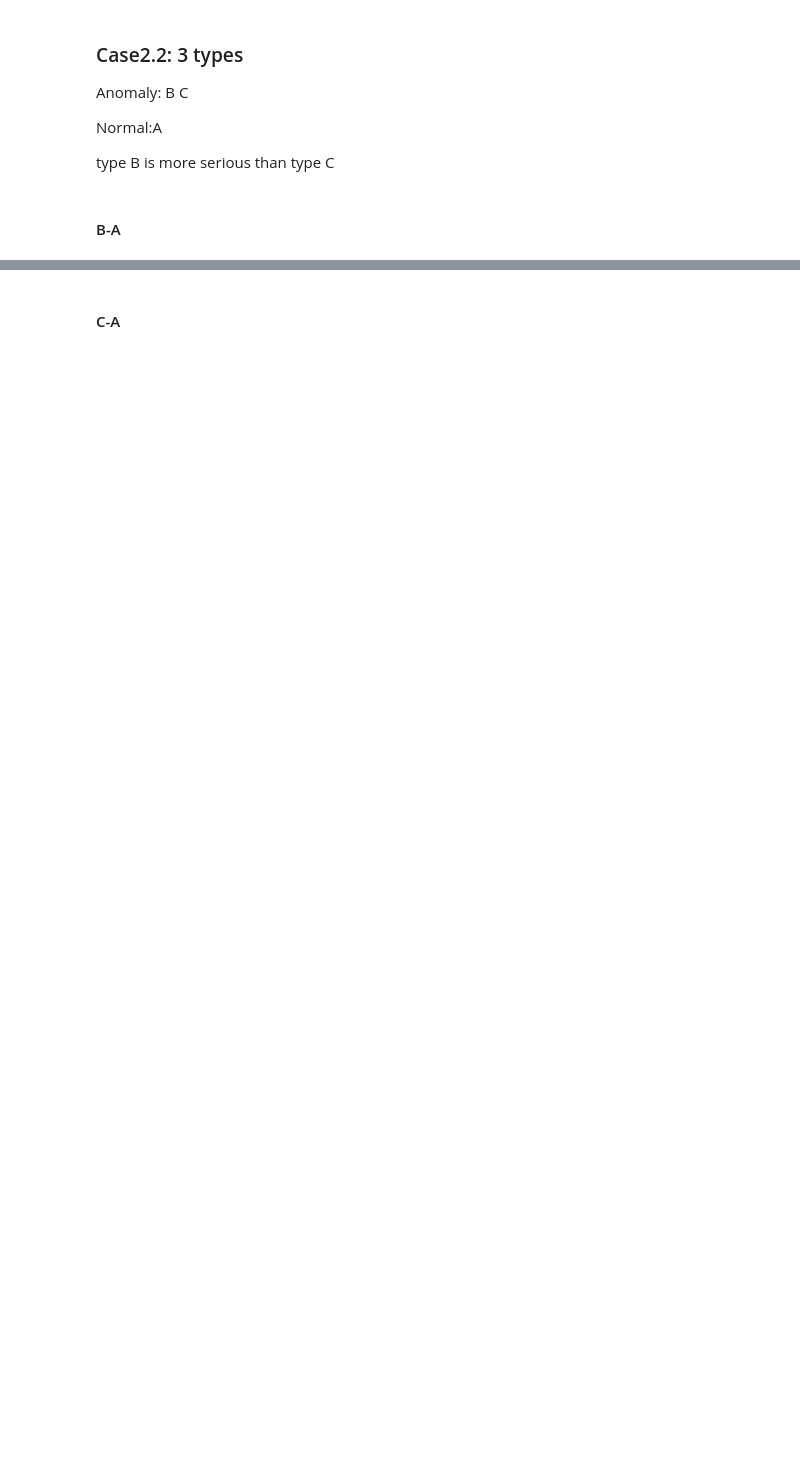
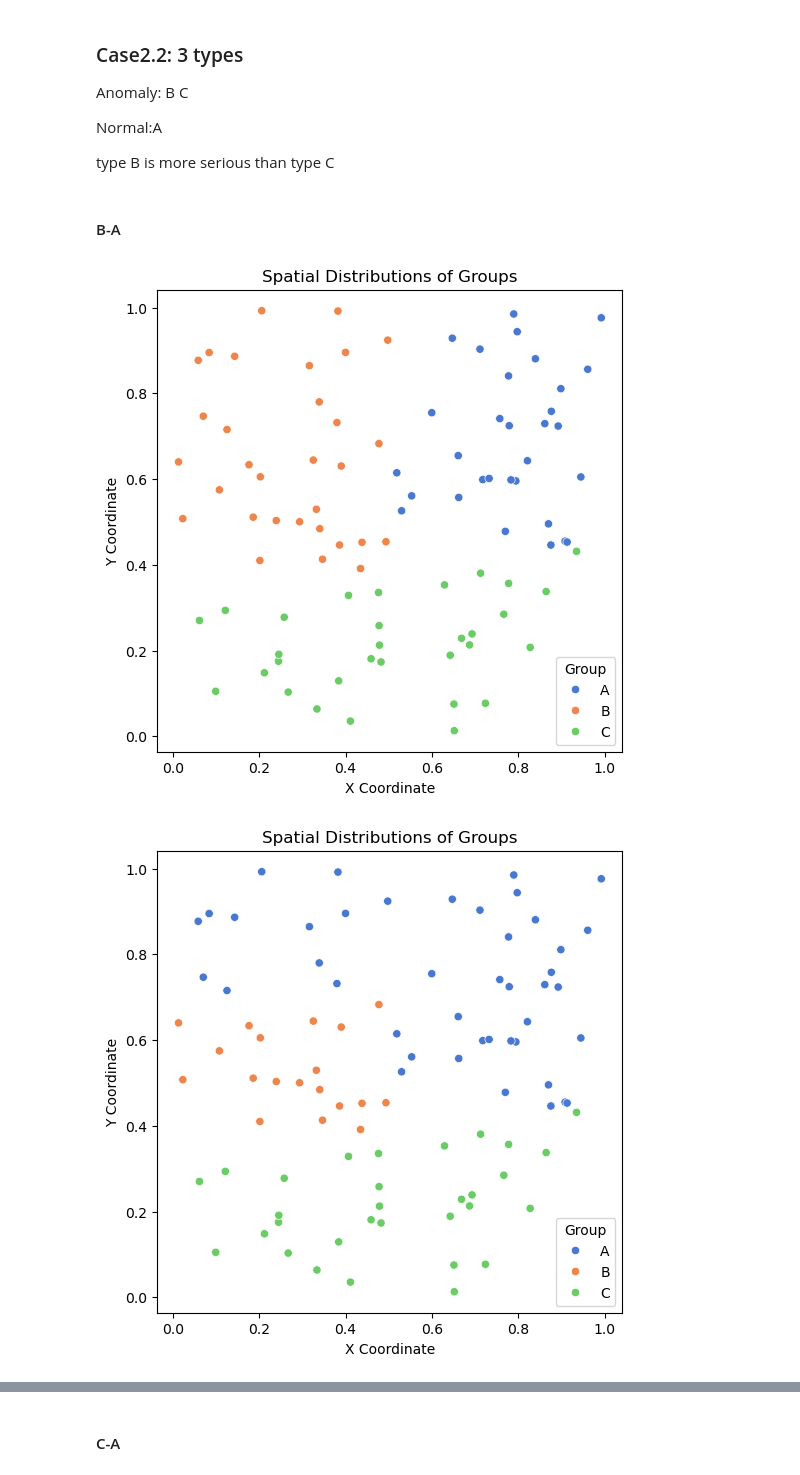
Before and after one commit to YihDu/Spatial-Group-Discrepancy, a Jupyter notebook: Cases.ipynb, the cells around one changed output, grey strips where cells are left out. Drawn from its saved outputs; the diff is of its cells as text; code cells hidden in the pictures; blank space fills up the shorter version.

Commit message:
add data_processor for toyexmaple & results

```diff
--- a/Cases.ipynb
+++ b/Cases.ipynb
@@ -11,6 +11,26 @@ from sklearn.metrics import adjusted_rand_score , silhouette_score , normalized_
 # %% [output]
 The autoreload extension is already loaded. To reload it, use:
   %reload_ext autoreload
+# %%
+import matplotlib.pyplot as plt
+import seaborn as sns
+import pandas as pd
+
+def plot(file_path):
+    data = pd.read_csv(file_path)
+
+    plt.figure(figsize = (6,6))
+    sns.scatterplot(data = data ,
+                    x = "x" ,
+                    y = "y" ,
+                    hue = "group",
+                    hue_order = ['A' , 'B' , 'C'],
+                    palette = 'muted')
+    plt.title("Spatial Distributions of Groups")
+    plt.xlabel("X Coordinate")
+    plt.ylabel("Y Coordinate")
+    plt.legend(title = "Group")
+    plt.show()
 # %%
 def evaluate_metrics(coordinate_file_truth , coordinate_file_pred , apply_gene_similarity = False , apply_AD_weight = False):
     truth_data = pd.read_csv(coordinate_file_truth)
@@ -122,3 +147,12 @@ Normal:A
 type B is more serious than type C
 # %% [markdown]
 #### B-A
+# %%
+coordinate_file_truth = "data/simulate/Case2.2/Truth_SpatialData.csv"
+coordinate_file_pred = "data/simulate/Case2.2/BA_SpatialData.csv"
+# %%
+plot(coordinate_file_truth)
+plot(coordinate_file_pred)
+# %% [output]
+[figure, added]
+[figure, added]
```
Also changed, not shown: parts of 22 cells of this notebook, 16 other files.
